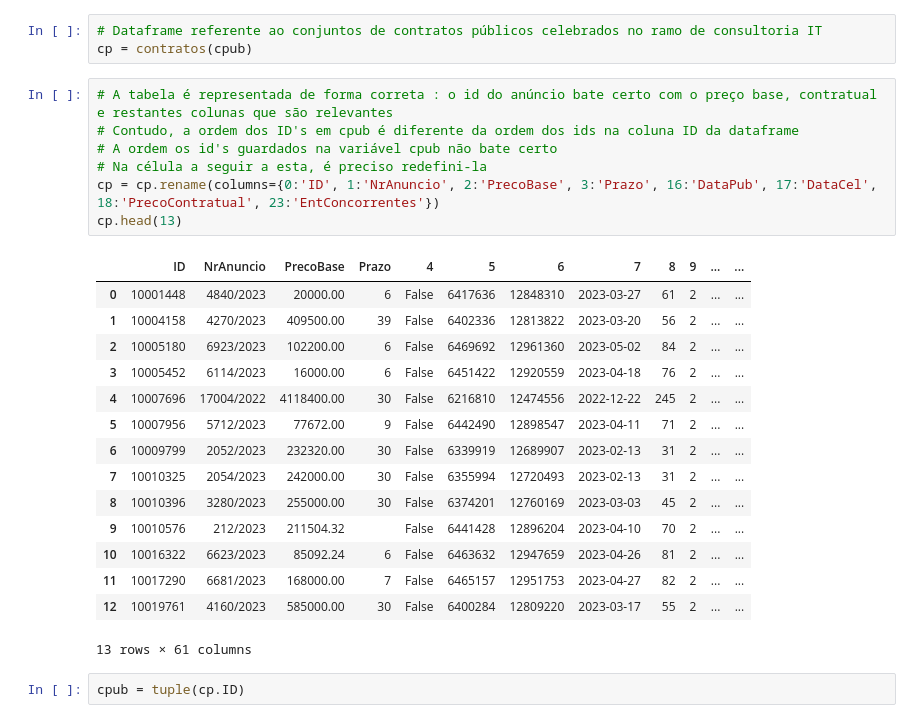
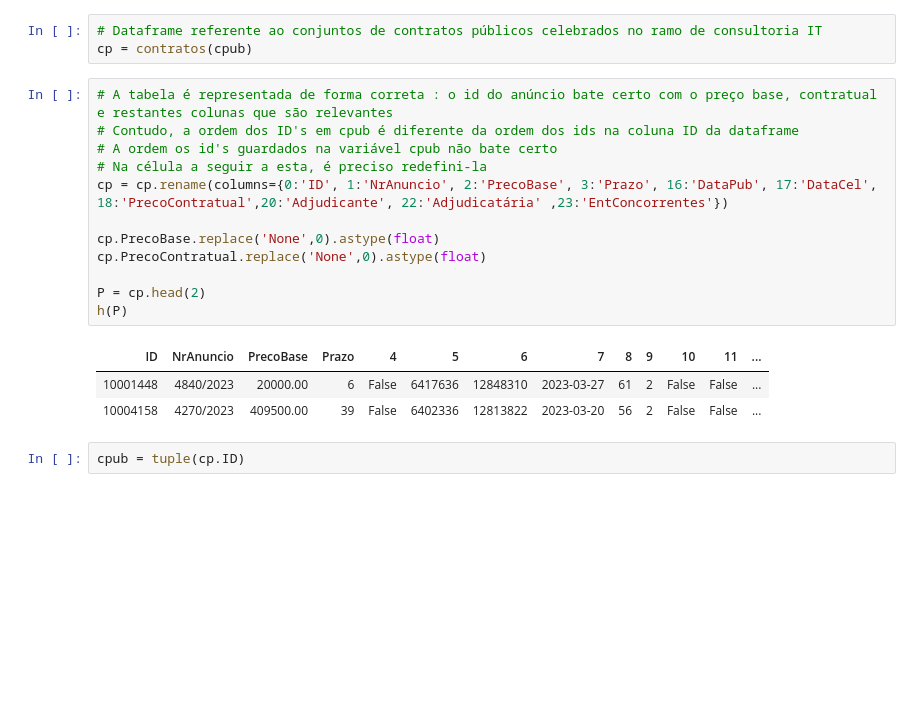
Before and after one commit to francisco-vpereira/ForceraIntership, a Jupyter notebook: forcera/scripts/contratospublicos.ipynb, the cells around one changed output. Drawn from its saved outputs; the diff is of its cells as text; blank space fills up the shorter version.

```diff
--- a/forcera/scripts/contratospublicos.ipynb
+++ b/forcera/scripts/contratospublicos.ipynb
@@ -43,26 +46,19 @@ cp = contratos(cpub)
 # %%
 # A tabela é representada de forma correta : o id do anúncio bate certo com o preço base, contratual e restantes colunas que são relevantes
 # Contudo, a ordem dos ID's em cpub é diferente da ordem dos ids na coluna ID da dataframe
 # A ordem os id's guardados na variável cpub não bate certo
 # Na célula a seguir a esta, é preciso redefini-la
-cp = cp.rename(columns={0:'ID', 1:'NrAnuncio', 2:'PrecoBase', 3:'Prazo', 16:'DataPub', 17:'DataCel', 18:'PrecoContratual', 23:'EntConcorrentes'})
-cp.head(13)
+cp = cp.rename(columns={0:'ID', 1:'NrAnuncio', 2:'PrecoBase', 3:'Prazo', 16:'DataPub', 17:'DataCel', 18:'PrecoContratual',20:'Adjudicante', 22:'Adjudicatária' ,23:'EntConcorrentes'})
+
+cp.PrecoBase.replace('None',0).astype(float)
+cp.PrecoContratual.replace('None',0).astype(float)
+
+P = cp.head(2)
+h(P)
 # %% [output]
-|  | ID | NrAnuncio | PrecoBase | Prazo | 4 | 5 | 6 | 7 | 8 | 9 | ... | ... |
-| 0 | 10001448 | 4840/2023 | 20000.00 | 6 | False | 6417636 | 12848310 | 2023-03-27 | 61 | 2 | ... | ... |
-| 1 | 10004158 | 4270/2023 | 409500.00 | 39 | False | 6402336 | 12813822 | 2023-03-20 | 56 | 2 | ... | ... |
-| 2 | 10005180 | 6923/2023 | 102200.00 | 6 | False | 6469692 | 12961360 | 2023-05-02 | 84 | 2 | ... | ... |
-| 3 | 10005452 | 6114/2023 | 16000.00 | 6 | False | 6451422 | 12920559 | 2023-04-18 | 76 | 2 | ... | ... |
-| 4 | 10007696 | 17004/2022 | 4118400.00 | 30 | False | 6216810 | 12474556 | 2022-12-22 | 245 | 2 | ... | ... |
-| 5 | 10007956 | 5712/2023 | 77672.00 | 9 | False | 6442490 | 12898547 | 2023-04-11 | 71 | 2 | ... | ... |
-| 6 | 10009799 | 2052/2023 | 232320.00 | 30 | False | 6339919 | 12689907 | 2023-02-13 | 31 | 2 | ... | ... |
-| 7 | 10010325 | 2054/2023 | 242000.00 | 30 | False | 6355994 | 12720493 | 2023-02-13 | 31 | 2 | ... | ... |
-| 8 | 10010396 | 3280/2023 | 255000.00 | 30 | False | 6374201 | 12760169 | 2023-03-03 | 45 | 2 | ... | ... |
-| 9 | 10010576 | 212/2023 | 211504.32 |  | False | 6441428 | 12896204 | 2023-04-10 | 70 | 2 | ... | ... |
-| 10 | 10016322 | 6623/2023 | 85092.24 | 6 | False | 6463632 | 12947659 | 2023-04-26 | 81 | 2 | ... | ... |
-| 11 | 10017290 | 6681/2023 | 168000.00 | 7 | False | 6465157 | 12951753 | 2023-04-27 | 82 | 2 | ... | ... |
-| 12 | 10019761 | 4160/2023 | 585000.00 | 30 | False | 6400284 | 12809220 | 2023-03-17 | 55 | 2 | ... | ... |
+| ID | NrAnuncio | PrecoBase | Prazo | 4 | 5 | 6 | 7 | 8 | 9 | 10 | 11 | ... |
+| 10001448 | 4840/2023 | 20000.00 | 6 | False | 6417636 | 12848310 | 2023-03-27 | 61 | 2 | False | False | ... |
+| 10004158 | 4270/2023 | 409500.00 | 39 | False | 6402336 | 12813822 | 2023-03-20 | 56 | 2 | False | False | ... |
-13 rows × 61 columns
 # %%
 cpub = tuple(cp.ID)
 # %%
```
Also changed, not shown: parts of 70 cells of this notebook.
